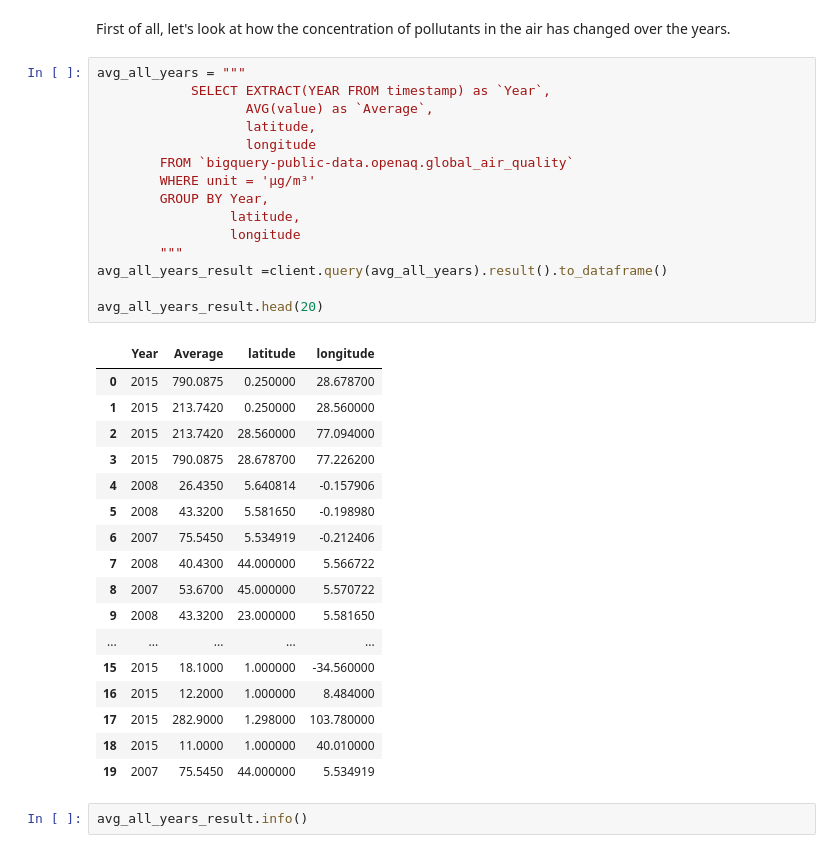
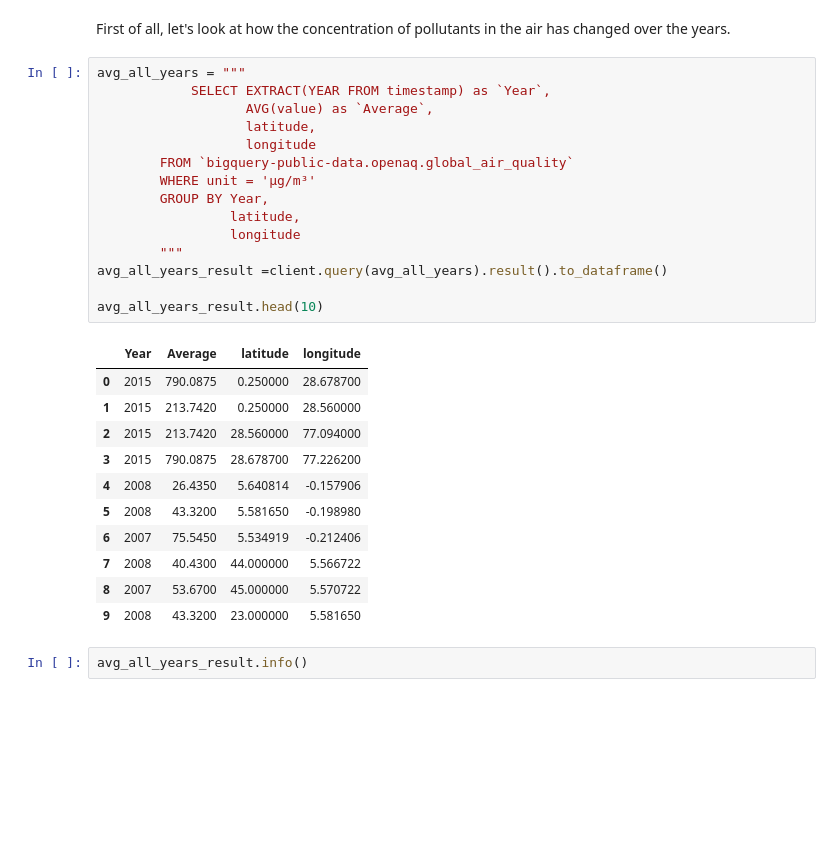
Before and after one commit to NadzeyaShastak/Jupyter-portfolio, a Jupyter notebook: air-polution-analysis-on-air-quality.ipynb, the cells around one changed output. Cells and saved outputs as stored; diff of their text form; blank space fills up the shorter version.

```diff
--- a/air-polution-analysis-on-air-quality.ipynb
+++ b/air-polution-analysis-on-air-quality.ipynb
@@ -139,36 +139,30 @@ First of all, let's look at how the concentration of pollutants in the air has c
 # %%
 avg_all_years = """
             SELECT EXTRACT(YEAR FROM timestamp) as `Year`,
                    AVG(value) as `Average`,
                    latitude,
                    longitude
         FROM `bigquery-public-data.openaq.global_air_quality`
         WHERE unit = 'µg/m³'
         GROUP BY Year,
                  latitude,
                  longitude
         """
 avg_all_years_result =client.query(avg_all_years).result().to_dataframe()
 
-avg_all_years_result.head(20)
+avg_all_years_result.head(10)
 # %% [output]
 |  | Year | Average | latitude | longitude |
 | 0 | 2015 | 790.0875 | 0.250000 | 28.678700 |
 | 1 | 2015 | 213.7420 | 0.250000 | 28.560000 |
 | 2 | 2015 | 213.7420 | 28.560000 | 77.094000 |
 | 3 | 2015 | 790.0875 | 28.678700 | 77.226200 |
 | 4 | 2008 | 26.4350 | 5.640814 | -0.157906 |
 | 5 | 2008 | 43.3200 | 5.581650 | -0.198980 |
 | 6 | 2007 | 75.5450 | 5.534919 | -0.212406 |
 | 7 | 2008 | 40.4300 | 44.000000 | 5.566722 |
 | 8 | 2007 | 53.6700 | 45.000000 | 5.570722 |
 | 9 | 2008 | 43.3200 | 23.000000 | 5.581650 |
-| ... | ... | ... | ... | ... |
-| 15 | 2015 | 18.1000 | 1.000000 | -34.560000 |
-| 16 | 2015 | 12.2000 | 1.000000 | 8.484000 |
-| 17 | 2015 | 282.9000 | 1.298000 | 103.780000 |
-| 18 | 2015 | 11.0000 | 1.000000 | 40.010000 |
-| 19 | 2007 | 75.5450 | 44.000000 | 5.534919 |
 # %%
 avg_all_years_result.info()
 # %% [output]
```
Also changed, not shown: parts of 14 cells of this notebook.
